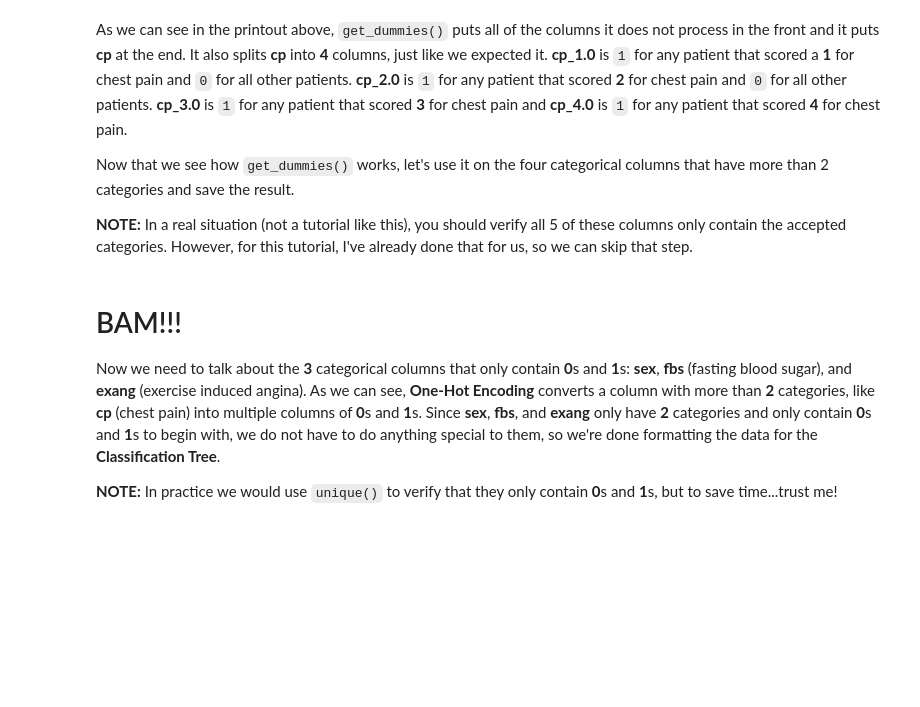
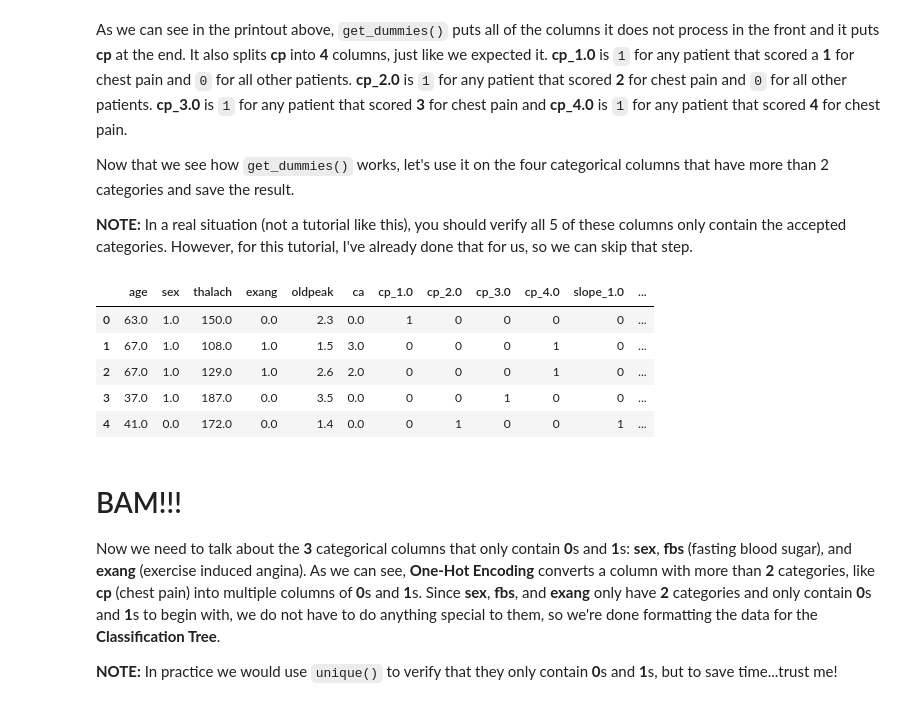
Before and after one commit to pijiamtech/Final_project_ML_class, a Jupyter notebook: statquest_classification_trees_in_python.ipynb, the cells around one changed output. Saved outputs shown, nothing was run; the diff lists cells and outputs as text; code cells hidden in the pictures; blank space fills up the shorter version.

```diff
--- a/statquest_classification_trees_in_python.ipynb
+++ b/statquest_classification_trees_in_python.ipynb
@@ -324,10 +430,16 @@ Now that we see how `get_dummies()` works, let's use it on the four categorical
 only contain the accepted categories. However, for this tutorial, I've already done that for us, so we can skip that step.
 # %%
 X_encoded = pd.get_dummies(X, columns=['cp',
-                                       'restecg',
                                        'slope',
                                        'thal'])
 X_encoded.head()
+# %% [output]
+|  | age | sex | thalach | exang | oldpeak | ca | cp_1.0 | cp_2.0 | cp_3.0 | cp_4.0 | slope_1.0 | ... |
+| 0 | 63.0 | 1.0 | 150.0 | 0.0 | 2.3 | 0.0 | 1 | 0 | 0 | 0 | 0 | ... |
+| 1 | 67.0 | 1.0 | 108.0 | 1.0 | 1.5 | 3.0 | 0 | 0 | 0 | 1 | 0 | ... |
+| 2 | 67.0 | 1.0 | 129.0 | 1.0 | 2.6 | 2.0 | 0 | 0 | 0 | 1 | 0 | ... |
+| 3 | 37.0 | 1.0 | 187.0 | 0.0 | 3.5 | 0.0 | 0 | 0 | 1 | 0 | 0 | ... |
+| 4 | 41.0 | 0.0 | 172.0 | 0.0 | 1.4 | 0.0 | 0 | 1 | 0 | 0 | 1 | ... |
 # %% [markdown]
 # BAM!!!
 Now we need to talk about the **3** categorical columns that only contain **0**s and **1**s: **sex**, **fbs** (fasting blood sugar), and **exang** (exercise induced angina). As we can see, **One-Hot Encoding** converts a column with more than **2** categories, like **cp** (chest pain) into multiple columns of **0**s and **1**s. Since **sex**, **fbs**, and **exang** only have **2** categories and only contain **0**s and **1**s to begin with, we do not have to do anything special to them, so we're done formatting the data for the **Classification Tree**.
```
Also changed, not shown: parts of 39 cells of this notebook.
